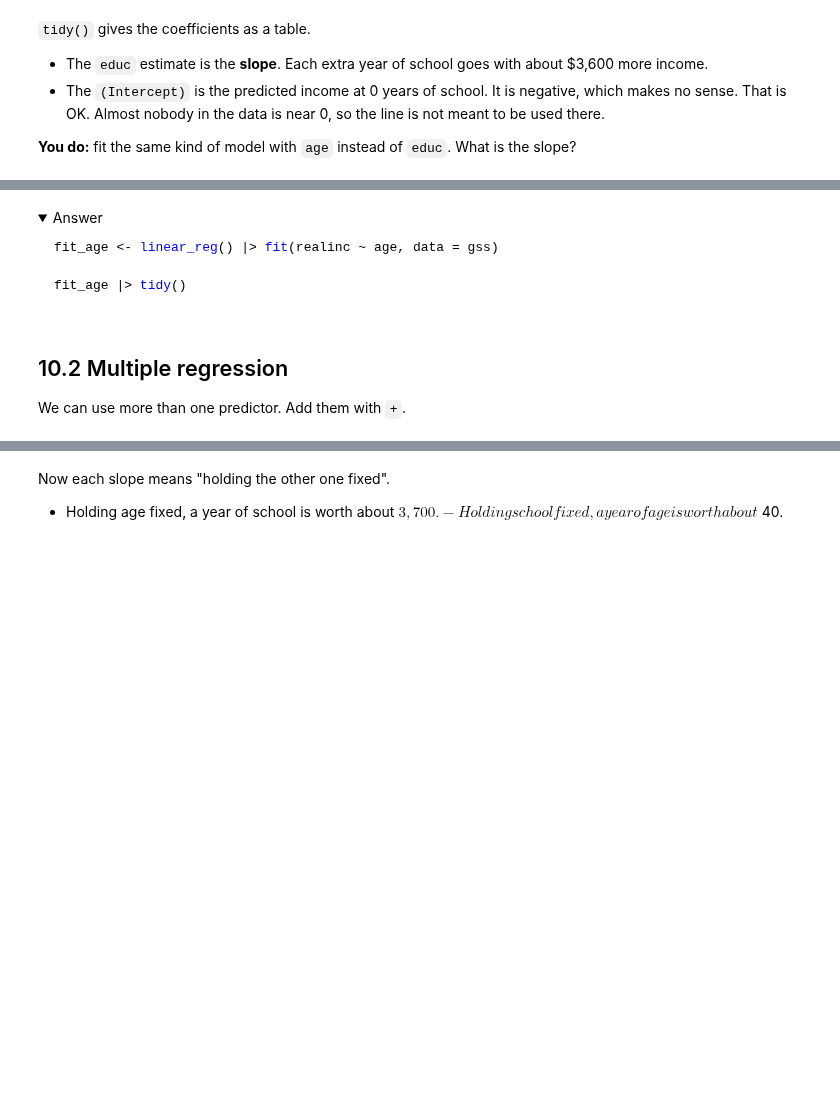
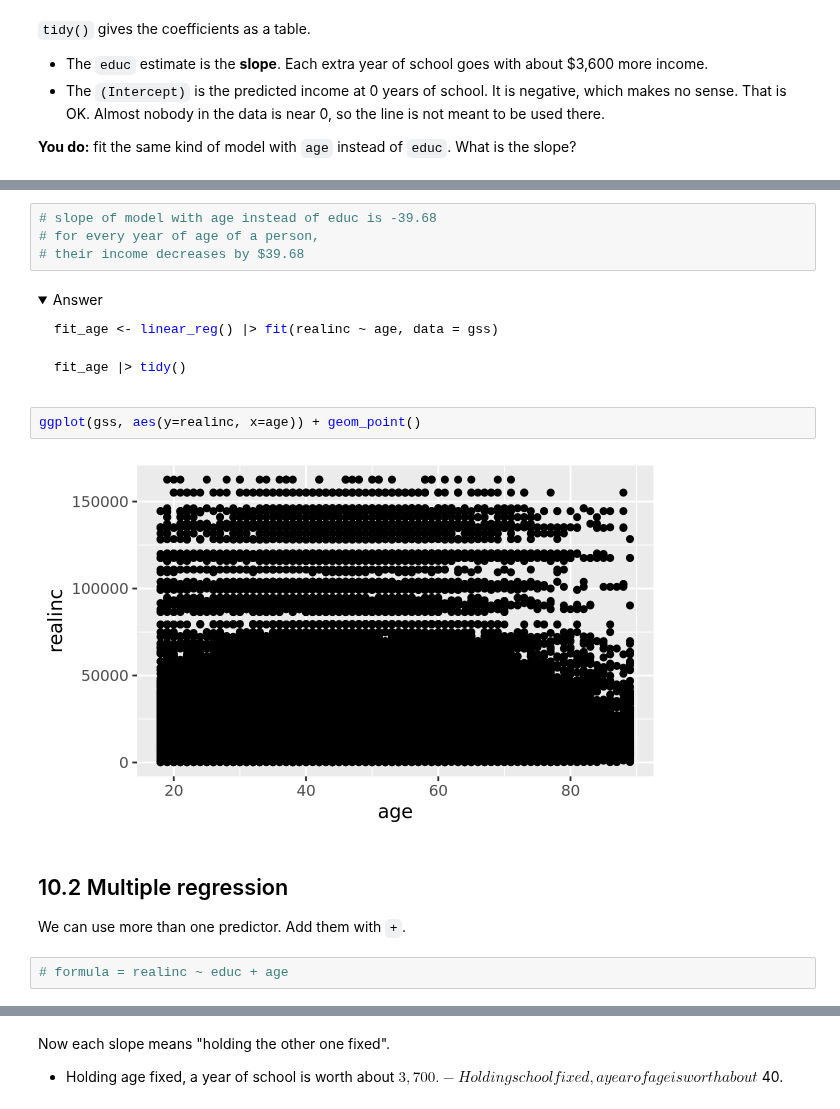
Before and after one commit to sophiaemcreynolds/codespace_9.30_512, a Jupyter notebook: notebooks/08-lecture-regression.ipynb, the cells around one changed output, grey strips where cells are left out. Cells and saved outputs as stored; diff of their text form; folded sections open; blank space fills up the shorter version.

````diff
--- a/notebooks/08-lecture-regression.ipynb
+++ b/notebooks/08-lecture-regression.ipynb
@@ -65,3 +146,7 @@ fit1 |> tidy()
+# %%
+# slope of model with age instead of educ is -39.68
+# for every year of age of a person,
+# their income decreases by $39.68
 # %% [markdown]
 <details>
 <summary>Answer</summary>
@@ -73,10 +158,16 @@ fit_age |> tidy()
 ```
 
 </details>
+# %%
+ggplot(gss, aes(y=realinc, x=age)) + geom_point()
+# %% [output]
+[figure, added]
 # %% [markdown]
 ## 10.2 Multiple regression
 
 We can use more than one predictor. Add them with `+`.
+# %%
+# formula = realinc ~ educ + age
 # %%
 fit2 <- linear_reg() |> fit(realinc ~ educ + age, data = gss)
 
````
Also changed, not shown: parts of 31 cells of this notebook.
